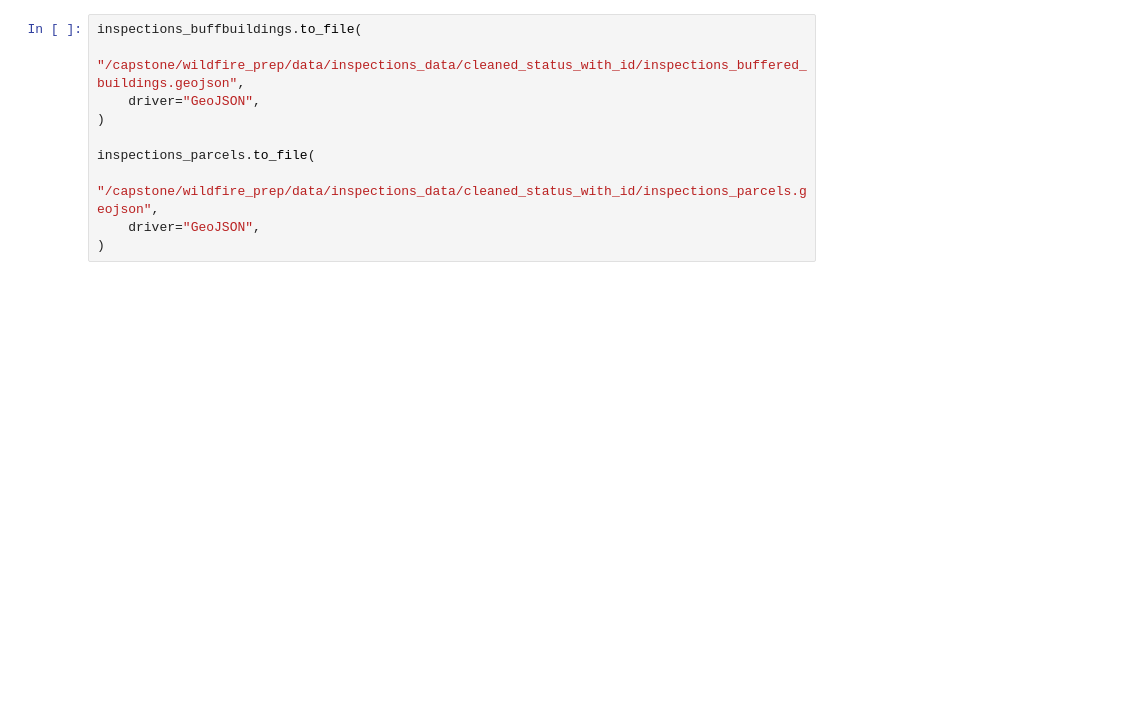
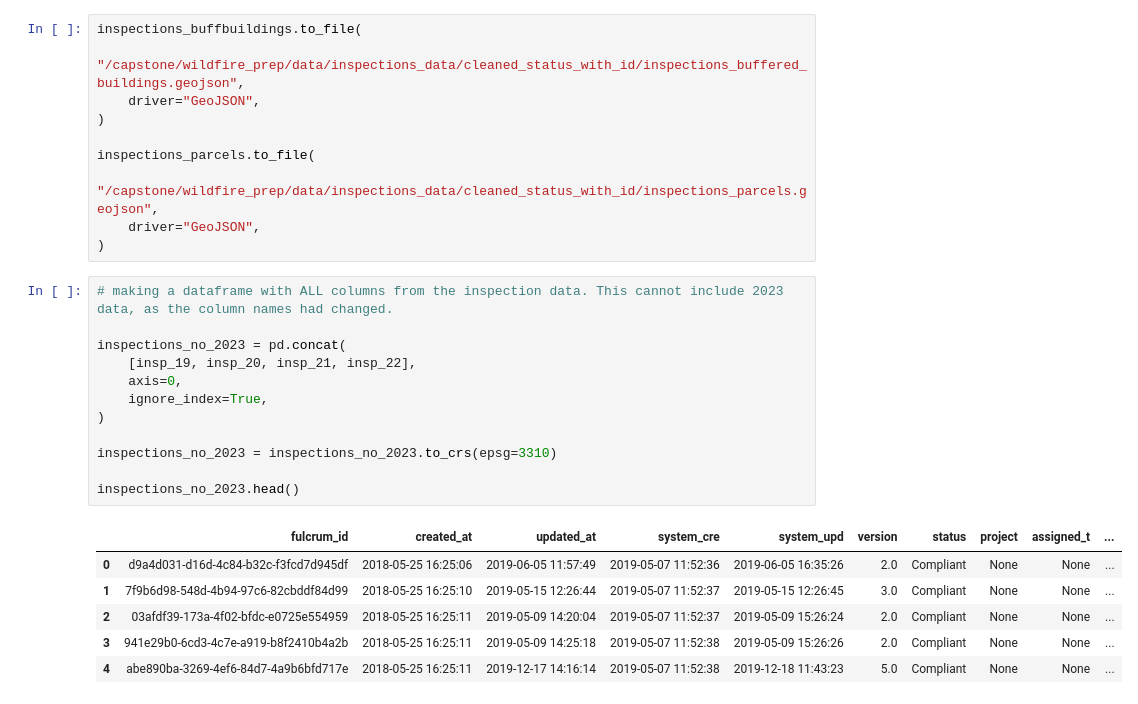
Before and after one commit to wildfire-prep/data-preparation, a Jupyter notebook: code/00_label_data/02_inspection_data_cleaning.ipynb, the cells around one changed output. Drawn from its saved outputs; the diff is of its cells as text; blank space fills up the shorter version.

Commit message:
create dataset of 2018-2022 with all columns

```diff
--- a/code/00_label_data/02_inspection_data_cleaning.ipynb
+++ b/code/00_label_data/02_inspection_data_cleaning.ipynb
@@ -382,3 +399,22 @@ inspections_parcels.to_file(
     "/capstone/wildfire_prep/data/inspections_data/cleaned_status_with_id/inspections_parcels.geojson",
     driver="GeoJSON",
 )
+# %%
+# making a dataframe with ALL columns from the inspection data. This cannot include 2023 data, as the column names had changed.
+
+inspections_no_2023 = pd.concat(
+    [insp_19, insp_20, insp_21, insp_22],
+    axis=0,
+    ignore_index=True,
+)
+
+inspections_no_2023 = inspections_no_2023.to_crs(epsg=3310)
+
+inspections_no_2023.head()
+# %% [output]
+|  | fulcrum_id | created_at | updated_at | system_cre | system_upd | version | status | project | assigned_t | ... |
+| 0 | d9a4d031-d16d-4c84-b32c-f3fcd7d945df | 2018-05-25 16:25:06 | 2019-06-05 11:57:49 | 2019-05-07 11:52:36 | 2019-06-05 16:35:26 | 2.0 | Compliant | None | None | ... |
+| 1 | 7f9b6d98-548d-4b94-97c6-82cbddf84d99 | 2018-05-25 16:25:10 | 2019-05-15 12:26:44 | 2019-05-07 11:52:37 | 2019-05-15 12:26:45 | 3.0 | Compliant | None | None | ... |
+| 2 | 03afdf39-173a-4f02-bfdc-e0725e554959 | 2018-05-25 16:25:11 | 2019-05-09 14:20:04 | 2019-05-07 11:52:37 | 2019-05-09 15:26:24 | 2.0 | Compliant | None | None | ... |
+| 3 | 941e29b0-6cd3-4c7e-a919-b8f2410b4a2b | 2018-05-25 16:25:11 | 2019-05-09 14:25:18 | 2019-05-07 11:52:38 | 2019-05-09 15:26:26 | 2.0 | Compliant | None | None | ... |
+| 4 | abe890ba-3269-4ef6-84d7-4a9b6bfd717e | 2018-05-25 16:25:11 | 2019-12-17 14:16:14 | 2019-05-07 11:52:38 | 2019-12-18 11:43:23 | 5.0 | Compliant | None | None | ... |
```
Also changed, not shown: parts of 5 cells of this notebook.
